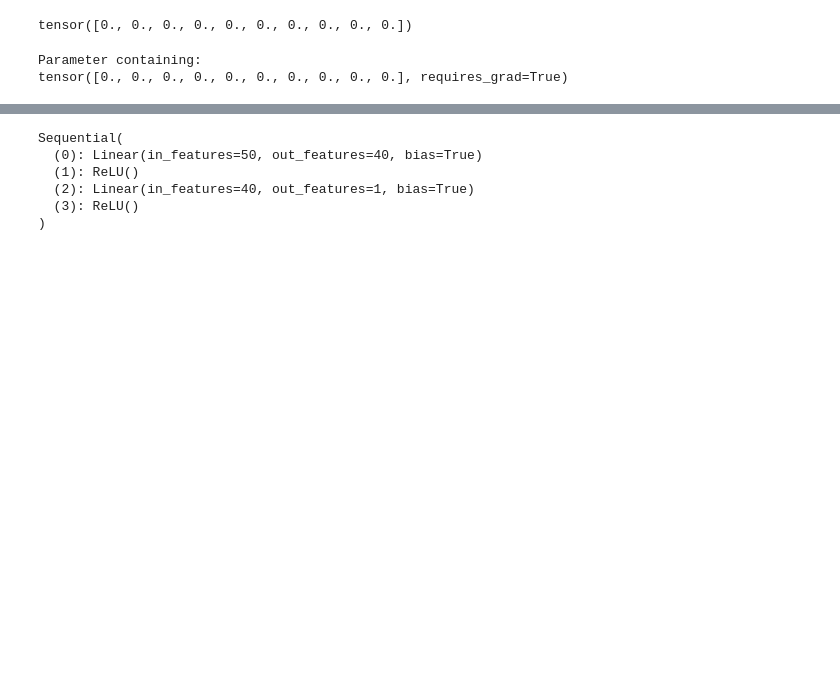
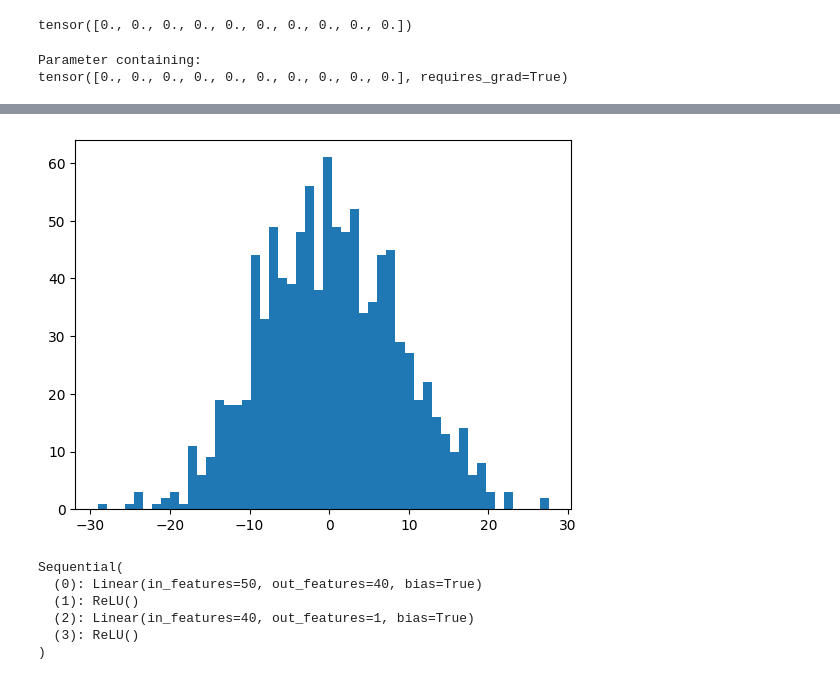
Before and after one commit to databyhuseyn/DeepLearning, a Jupyter notebook: Training_Deep_Neural_Networks_with_PyTorch.ipynb, the cells around one changed output, grey strips where cells are left out. Drawn from its saved outputs; the diff is of its cells as text; code cells hidden in the pictures; blank space fills up the shorter version.

```diff
--- a/Training_Deep_Neural_Networks_with_PyTorch.ipynb
+++ b/Training_Deep_Neural_Networks_with_PyTorch.ipynb
@@ -60,3 +76,7 @@ tensor([0., 0., 0., 0., 0., 0., 0., 0., 0., 0.], requires_grad=True)
+# %%
+plt.hist(out, bins=50);
+# %% [output]
+[figure, added]
 # %%
 def use_he_init(module):
     if isinstance(module, nn.Linear):
```
Also changed, not shown: parts of 5 cells of this notebook.
